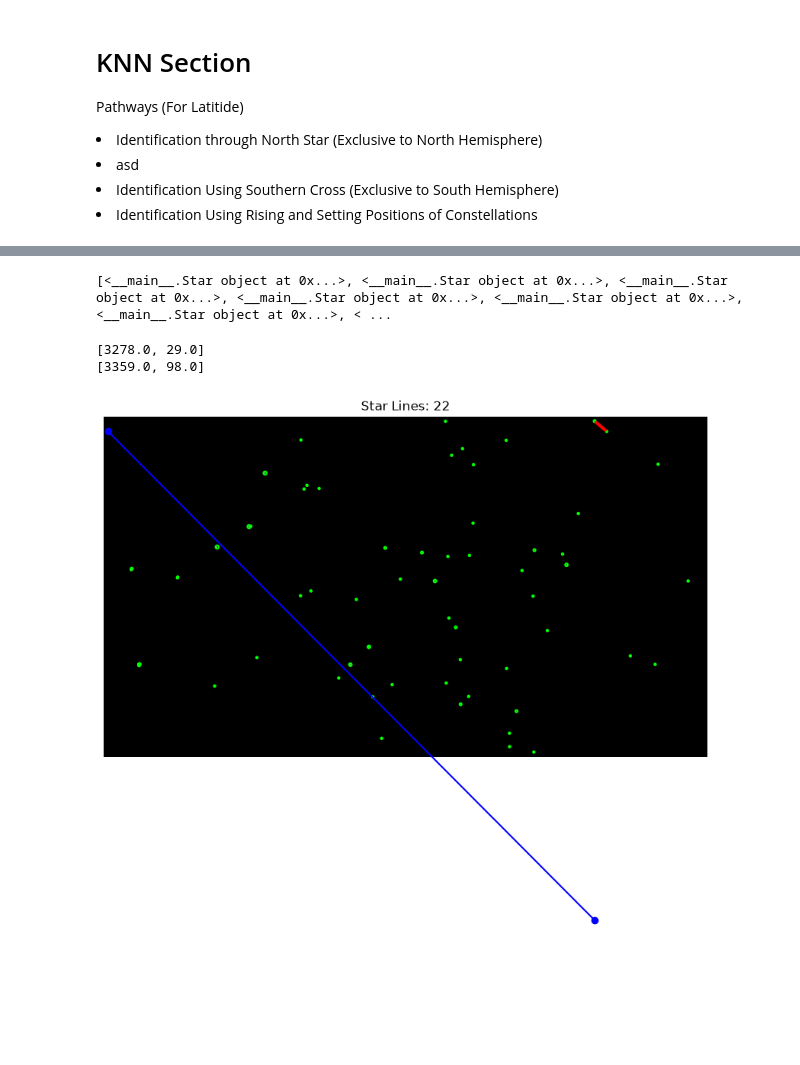
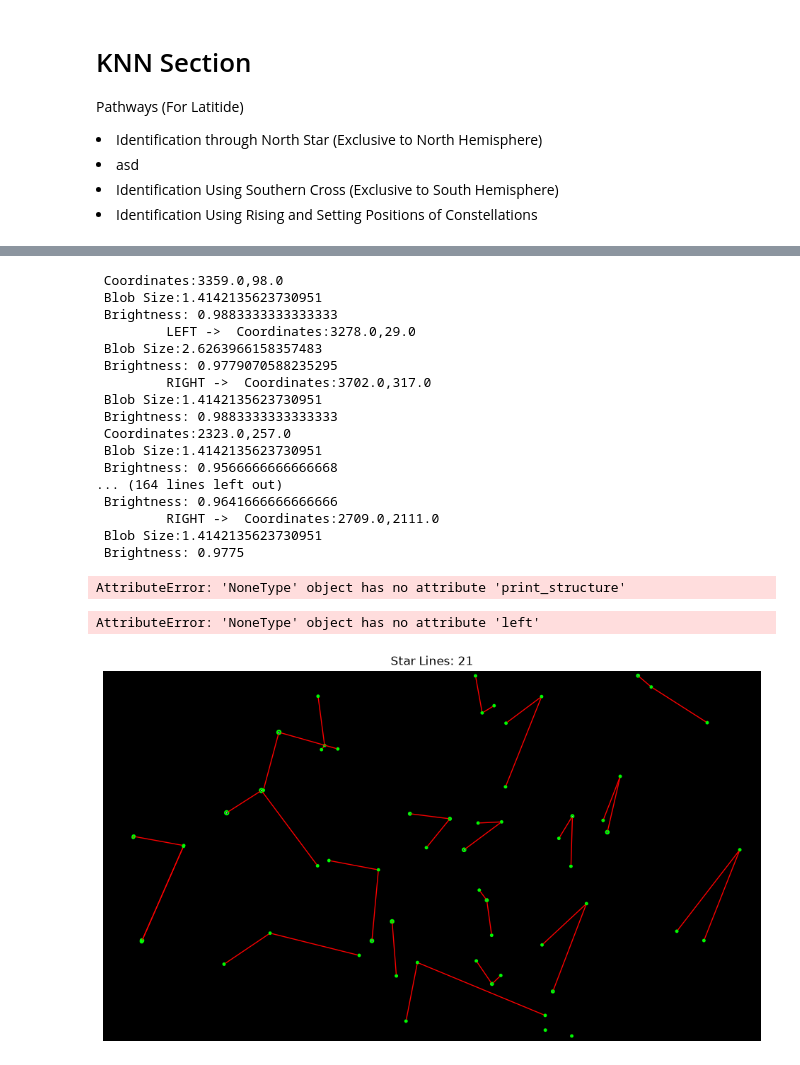
Before and after one commit to TrentNation/CelestialNavigation, a Jupyter notebook: Star_Algorithm.ipynb, the cells around one changed output, grey strips where cells are left out. Cells and saved outputs as stored; diff of their text form; code cells hidden in the pictures; blank space fills up the shorter version.

Commit message:
Star Constellation, Visualized

```diff
--- a/Star_Algorithm.ipynb
+++ b/Star_Algorithm.ipynb
@@ -291,12 +324,12 @@ print(Star_list[0])
 # %%
-def Starter_kit(stars_scanned):
+def Starter_kit(stars_scanned) -> list:
     Star_list = list()
     for index,row in stars_scanned.iterrows():
         detail = list([row['x (col)'], row['y (row)'], row['size (sigma)'],row['brightness (0-1)']])
         Star_list.append(Star(detail))
     return Star_list
 # %%
-def star_topcandidates(Star_List, distance_matrix):
+def star_topcandidates(Star_List : list, distance_matrix) -> list:
     testing = Star_List.pop(0)
     candidates_list = list()
     for row in Star_list:
@@ -354,13 +390,16 @@ Star_list[0].print_structure()
 Star_list = Starter_kit(results_df)
 new_map = list()
 while len(Star_list) != 0:
-    candidate, star_candidates_list = star_topcandidates(Star_list, Euclidean_distmtx)
+    candidate, star_candidates_list = star_topcandidates(Star_list, Manhattan_distmtx)
     print( len(star_candidates_list))
     if len(star_candidates_list) > 1:
         form_stars(candidate, star_candidates_list[0][0], star_candidates_list[1][0])
         Star_list.remove(star_candidates_list[0][0])
         Star_list.remove(star_candidates_list[1][0])
+    else:
+        form_stars(candidate, star_candidates_list[0][0], None)
+        Star_list.remove(star_candidates_list[0][0])
+    print(candidate.get_length())
     new_map.append(candidate)
-#print(Star_list)
 # %% [output]
 9
@@ -383,36 +422,69 @@ while len(Star_list) != 0:
-# %%
-print(new_map)
-# %% [output]
-[<__main__.Star object at 0x...>, <__main__.Star object at 0x...>, <__main__.Star object at 0x...>, <__main__.Star object at 0x...>, <__main__.Star object at 0x...>, <__main__.Star object at 0x...>, < ...
+# %%
+for star_group in new_map:
+    print(find_mid_star(star_group).print_structure())
+# %% [output]
+ Coordinates:3359.0,98.0
+ Blob Size:1.4142135623730951
+ Brightness: 0.9883333333333333
+         LEFT ->  Coordinates:3278.0,29.0
+ Blob Size:2.6263966158357483
+ Brightness: 0.9779070588235295
+         RIGHT ->  Coordinates:3702.0,317.0
+ Blob Size:1.4142135623730951
+ Brightness: 0.9883333333333333
+ Coordinates:2323.0,257.0
+ Blob Size:1.4142135623730951
+ Brightness: 0.9566666666666668
+... (164 lines left out)
+ Brightness: 0.9641666666666666
+         RIGHT ->  Coordinates:2709.0,2111.0
+ Blob Size:1.4142135623730951
+ Brightness: 0.9775
+AttributeError: 'NoneType' object has no attribute 'print_structure'
 # %%
 #import matplotlib.patches.FancyArrowPatch as arrpath
 fig, ax = plt.subplots(figsize=(12, 9))
 ax.imshow(image)
 ax.set_title(f"Star Lines: {len(new_map)}")
 ax.axis('off')
 
 for (y, x, r, brightness) in filtered_blobs:
     circle = patches.Circle((x, y), radius=max(r * 3, 6), fill=False,
                              edgecolor='lime', linewidth=1.5)
     ax.add_patch(circle)
+
+#Prototype - Interconnect seperate lines between points
+    # WORK ON THIS LATER
+'''
 test_1 =  new_map[0]
 test_2 =  test_1.right
 x = [float(test_1.x_Value), float( test_1.y_Value)]
-print(x)
 y = [ float(test_2.x_Value), float(test_2.y_Value)]
-print(y)
-line_patch = patches.FancyArrowPatch(
-    posA=x,
-    posB=y,
-    arrowstyle="-",     # Minimalist hyphen style creates a clean line
-    color="red",
-    linewidth=3
-)
+'''
 
-ax.add_patch(line_patch)
-plt.plot(x,y, marker='o', color = 'blue', linestyle = '-')
+for star_group in new_map:
+    mid_star = find_mid_star(star_group)
+    x = mid_star.left.get_Coordinates()
+    y = mid_star.get_Coordinates()
+    z = mid_star.right.get_Coordinates()
+    line_patch = patches.FancyArrowPatch(
+        posA = x,
+        posB = y,
+        arrowstyle = "-",
+        color = "red",
+        linewidth = 1
+    )
+    ax.add_patch(line_patch)
+    line_patch = patches.FancyArrowPatch(
+        posA = y,
+        posB = z,
+        arrowstyle = "-",
+        color = "red",
+        linewidth = 1
+    )
+    ax.add_patch(line_patch)
+
 plt.show()
 # %% [output]
-[3278.0, 29.0]
-[3359.0, 98.0]
+AttributeError: 'NoneType' object has no attribute 'left'
-[figure, old version]
+[figure, new version]
```
Also changed, not shown: parts of 20 cells of this notebook.
